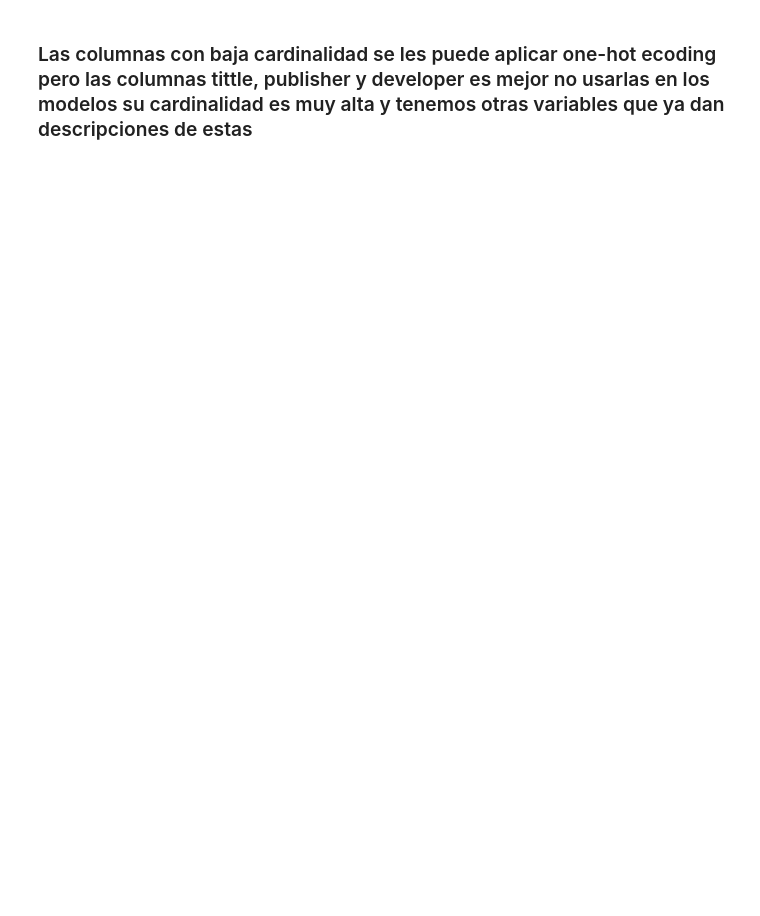
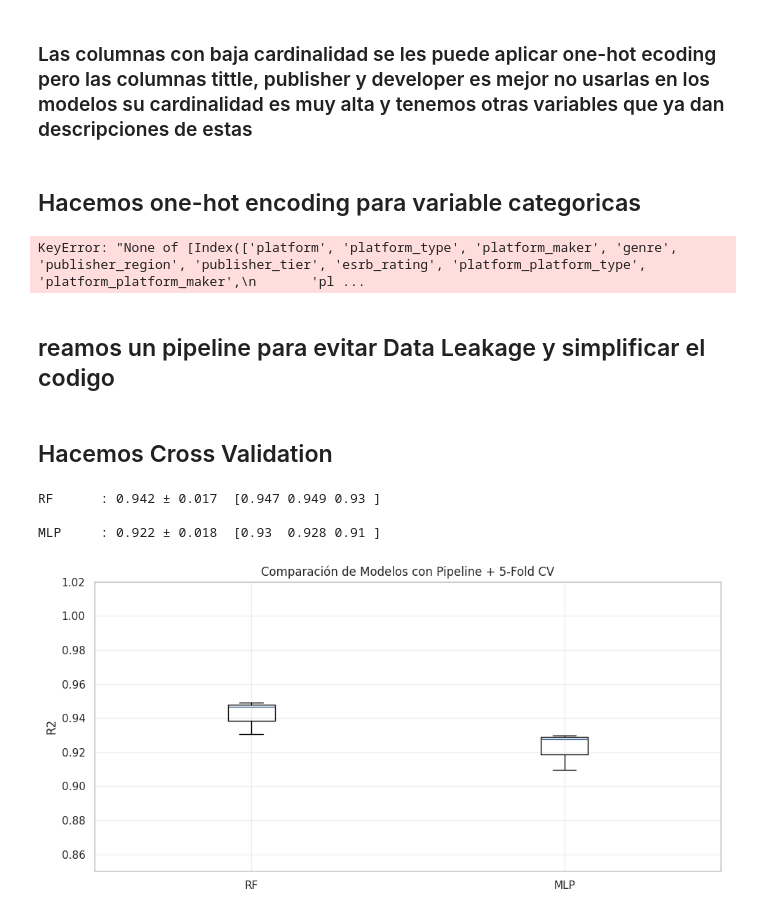
Before and after one commit to thetygerpotatto/CSfinal, a Jupyter notebook: gamess.ipynb, the cells around one changed output. Cells and saved outputs as stored; diff of their text form; code cells hidden in the pictures; blank space fills up the shorter version.

Commit message:
Feat: Pipelining, one-hot encoding, CV

```diff
--- a/gamess.ipynb
+++ b/gamess.ipynb
@@ -358,3 +354,66 @@ See https://pandas.pydata.org/docs/user_guide/migration-3-strings.html#string-mi
   categorical_cols = df_all.select_dtypes(
 # %% [markdown]
 ### Las columnas con baja cardinalidad se les puede aplicar one-hot ecoding pero las columnas tittle, publisher y developer es mejor no usarlas en los modelos su cardinalidad es muy alta y tenemos otras variables que ya dan descripciones de estas
+# %% [markdown]
+## Hacemos one-hot encoding para variable categoricas
+# %%
+# One-Hot Encoding de las columnas Categoricas
+encoder = OneHotEncoder(sparse_output=False, drop='first', handle_unknown='ignore')
+encoded_categories = encoder.fit_transform(df_all[['platform', 'platform_type', 'platform_maker', 'genre', 'publisher_region', 'publisher_tier', 'esrb_rating', 'platform_platform_type', 'platform_platform_maker', 'platform_top_genre', 'pub_publisher_tier', 'pub_publisher_region']])
+categorie_columns = encoder.get_feature_names_out(['platform', 'platform_type', 'platform_maker', 'genre', 'publisher_region', 'publisher_tier', 'esrb_rating', 'platform_platform_type', 'platform_platform_maker', 'platform_top_genre', 'pub_publisher_tier', 'pub_publisher_region'])
+encoded_df = pd.DataFrame(encoded_categories, columns=categorie_columns, index=df_all.index)
+
+# Unir las columnas codificadas al DataFrame
+df_all = pd.concat([df_all, encoded_df], axis=1)
+
+print(f"Columnas dummy creadas: {list(categorie_columns)}")
+# Eliminamos las columnas base
+df_all = df_all.drop(columns=['platform', 'platform_type', 'platform_maker', 'genre', 'publisher_region', 'publisher_tier', 'esrb_rating', 'platform_platform_type', 'platform_platform_maker', 'platform_top_genre', 'pub_publisher_tier', 'pub_publisher_region'])
+df_all.shape
+# %% [output]
+KeyError: "None of [Index(['platform', 'platform_type', 'platform_maker', 'genre', 'publisher_region', 'publisher_tier', 'esrb_rating', 'platform_platform_type', 'platform_platform_maker',\n       'pl ...
+# %% [markdown]
+
+## reamos un pipeline para evitar Data Leakage y simplificar el codigo
+# %%
+
+
+# Seleccionamos la variable objetivo y la variables utiles
+Y = df_all["global_sales_million"]
+X = df_all.drop(columns=['title', 'publisher', 'developer', "global_sales_million"])
+pipelines = {
+    "RF" : Pipeline([
+            ('scaler', StandardScaler()),
+            ('imputer', SimpleImputer(strategy='median')),
+            ('model', RandomForestRegressor(n_estimators=100, random_state=42))
+        ]),
+    "MLP" : Pipeline([
+        ('scaler', StandardScaler()),
+        ('imputer', SimpleImputer(strategy='median')),
+        ('model', MLPRegressor(hidden_layer_sizes=(200, 100, 50), max_iter=500, random_state=42))
+    ])
+}
+# %% [markdown]
+## Hacemos Cross Validation
+# %%
+kf = KFold(n_splits=3, shuffle=True, random_state=42)
+cv_results = {}
+for name, pipe in pipelines.items():
+    scores = cross_val_score(pipe, X, Y, cv=kf, scoring='r2')
+    cv_results[name] = scores
+    print(f"\n{name:8s}: {scores.mean():.3f} ± {scores.std()*2:.3f}  {scores.round(3)}")
+
+# Visualizar
+fig, ax = plt.subplots(figsize=(10, 5))
+ax.boxplot(cv_results.values(), labels=cv_results.keys())
+ax.set_ylabel('R2')
+ax.set_title('Comparación de Modelos con Pipeline + 5-Fold CV')
+ax.grid(True, alpha=0.3)
+ax.set_ylim(0.85, 1.02)
+plt.tight_layout()
+plt.show()
+# %% [output]
+RF      : 0.942 ± 0.017  [0.947 0.949 0.93 ]
+
+MLP     : 0.922 ± 0.018  [0.93  0.928 0.91 ]
+[figure, added]
```
Also changed, not shown: parts of 7 cells of this notebook.
